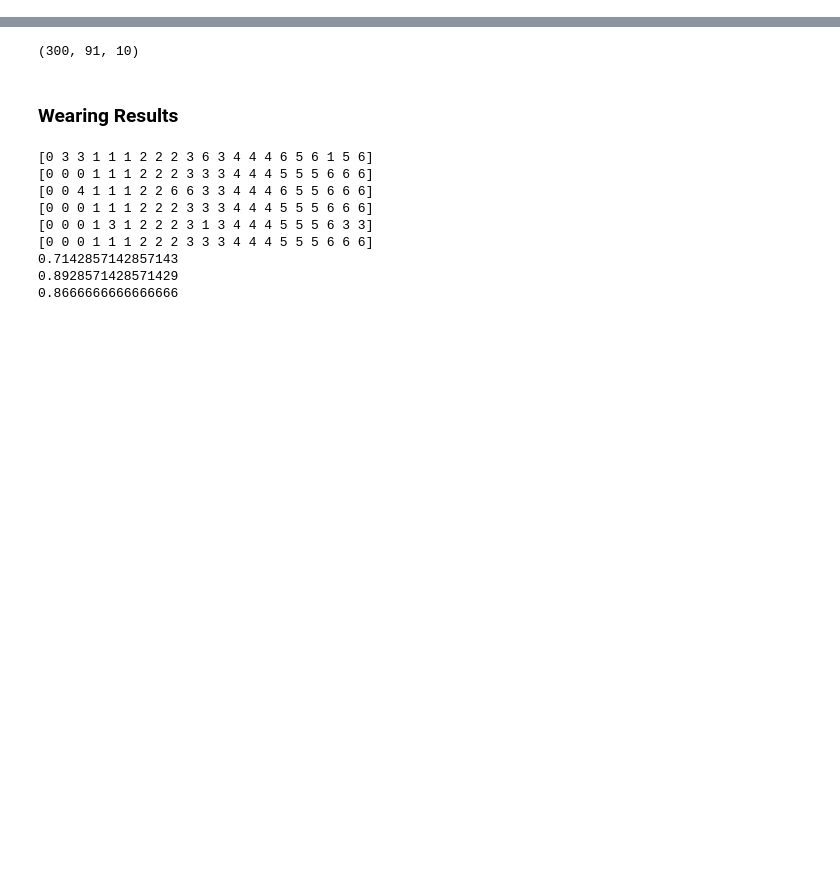
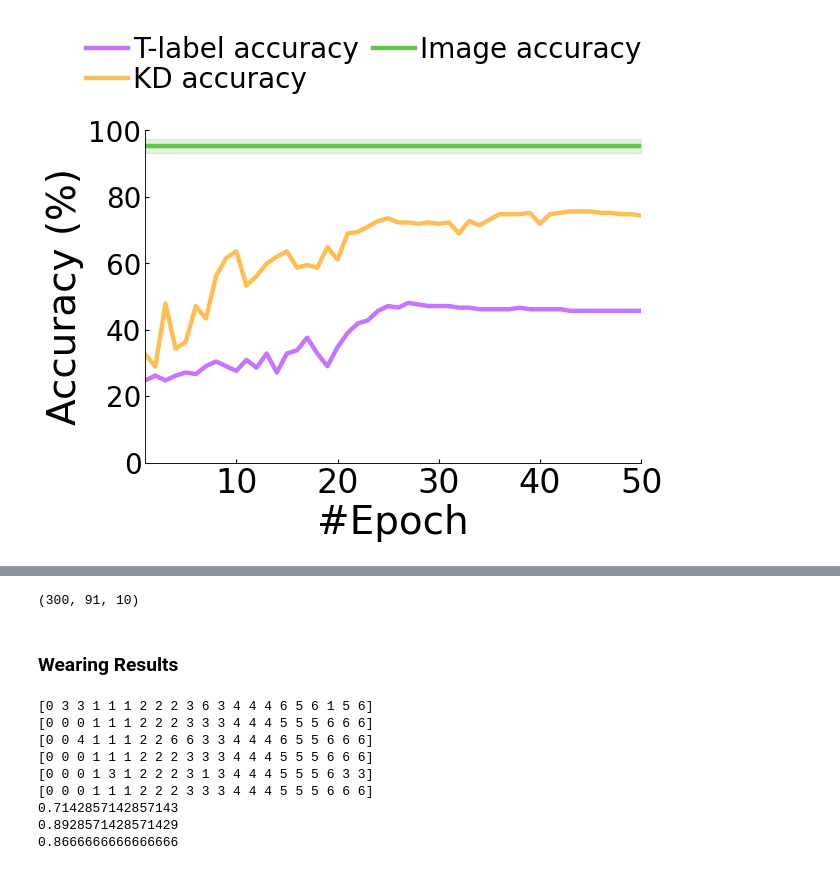
Before and after one commit to Zber5/OpenRadar, a Jupyter notebook: FER/Figures/method2_1.ipynb, the cells around one changed output, grey strips where cells are left out. Cells and saved outputs as stored; diff of their text form; code cells hidden in the pictures; blank space fills up the shorter version.

```diff
--- a/FER/Figures/method2_1.ipynb
+++ b/FER/Figures/method2_1.ipynb
@@ -15,7 +17,6 @@ unsup_df = pd.read_csv (unsup_csv_path, sep='\t')
 kd_train_loss = np.asarray(kd_df['train_cls_loss']) * 2
 kd_test_loss = np.asarray(kd_df['test_cls_loss'])  * 2
 kd_test_acc = np.asarray(kd_df['test_acc'])
-kd_test_acc[20:] = kd_test_acc[20:] - 3
 
 
 unsup_train_loss = np.asarray(unsup_df['train_loss'])  * 2
@@ -125,0 +77,46 @@ L
+# %%
+colors = ['#53a8fb', '#a97ddd', '#64c44b', '#68dcf2', "#F4820B", "#FF545A", "#C775FF", '#FFBE54']
+fig1, ax1 = plt.subplots(nrows=1, ncols=1, figsize=(8, 5.5), dpi=80)
+
+name1 = "KD"
+name2 = "T-label"
+
+lw = 4
+
+
+ax1.plot(x, unsup_test_acc, color=colors[6],  linestyle='solid',
+         label='{} accuracy'.format(name2), linewidth=lw)
+ax1.plot(x, kd_test_acc, color=colors[-1],  linestyle='solid',
+         label='{} accuracy'.format(name1), linewidth=lw)
+
+
+ax1.spines['top'].set_visible(False)
+ax1.spines['right'].set_visible(False)
+
+
+ax1.set_xlabel("#Epoch", fontsize=35)
+ax1.set_ylabel("Accuracy (%)", fontsize=35)
+ax1.xaxis.set_major_locator(ticker.MultipleLocator(10))
+ax1.set_xlim(1, 50)
+
+
+
+
+ax1.yaxis.set_tick_params(labelsize=25, length=4, direction='in', width=1)
+ax1.xaxis.set_tick_params(labelsize=30, length=4, direction='in', width=1)
+ax1.set_ylim(0, 100)
+ax1.yaxis.set_major_locator(ticker.MultipleLocator(20))
+
+ax1.plot(x, y, colors[2],  linestyle='-', lw=lw, label='Image accuracy')
+ax1.fill_between(x, y-err, y+err, alpha=0.2,
+                 edgecolor=colors[2], facecolor=colors[2])
+new_handles, new_labels = ax1.get_legend_handles_labels()
+
+
+l2 = ax1.legend(new_handles, new_labels, loc="upper left", prop={'size': 25, }, ncol=2, bbox_to_anchor=(-0.17, 1.36), fancybox=True,
+               framealpha=0.0, labelspacing=0.05, handletextpad=0.2, columnspacing=0.5, handlelength=1.5)
+
+# fig.savefig('C:/Users/Zber/Desktop/mmEmo_Exp/0.Method/limiteddata.pdf', format='pdf', bbox_inches="tight")
+fig1.savefig('C:/Users/Zber/Desktop/mmEmo_Exp/0.Method/limiteddata_2.svg', format='svg', bbox_inches="tight")
+# %% [output]
+[figure, added]
```
Also changed, not shown: parts of 5 cells of this notebook, 39 other files.
